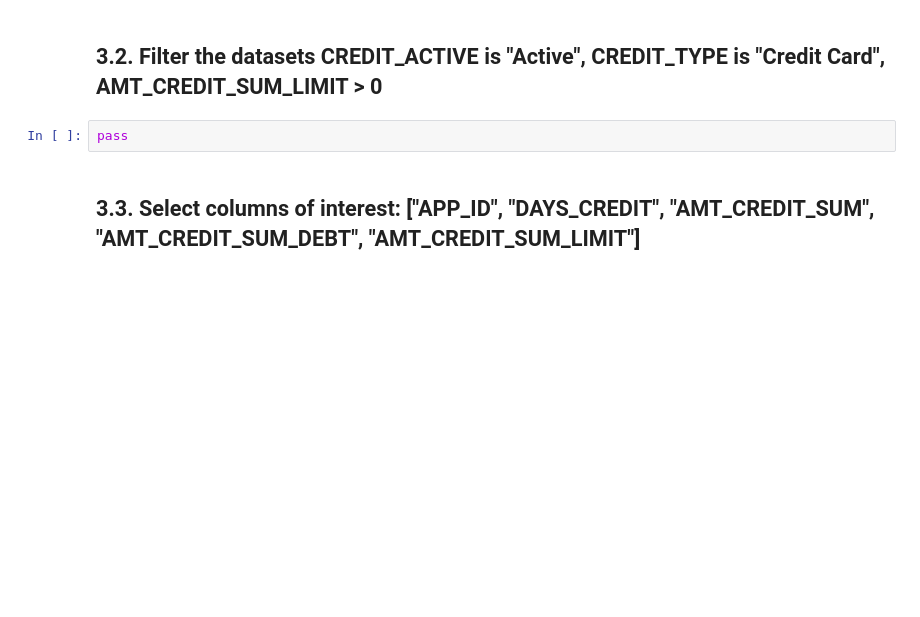
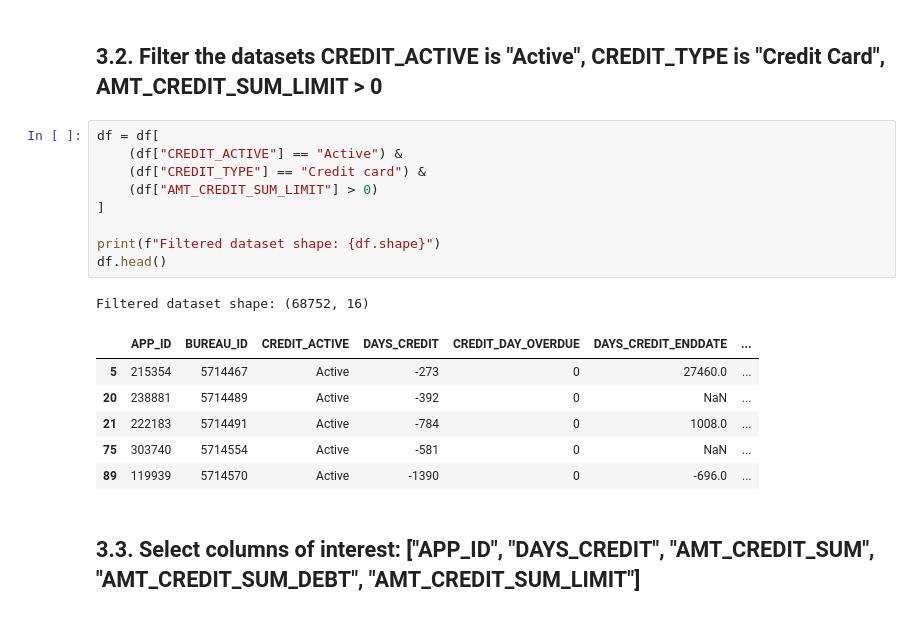
Before and after one commit to SOMNIVM/STA2546, a Jupyter notebook: Session 1/dataframe_exercises.ipynb, the cells around one changed output. Saved outputs shown, nothing was run; the diff lists cells and outputs as text; blank space fills up the shorter version.

```diff
--- a/Session 1/dataframe_exercises.ipynb
+++ b/Session 1/dataframe_exercises.ipynb
@@ -57,7 +59,22 @@ dtype: object
 # %% [markdown]
 ## 3.2. Filter the datasets CREDIT_ACTIVE is "Active", CREDIT_TYPE is "Credit Card", AMT_CREDIT_SUM_LIMIT > 0
 # %%
-pass
+df = df[
+    (df["CREDIT_ACTIVE"] == "Active") &
+    (df["CREDIT_TYPE"] == "Credit card") &
+    (df["AMT_CREDIT_SUM_LIMIT"] > 0)
+]
+
+print(f"Filtered dataset shape: {df.shape}")
+df.head()
+# %% [output]
+Filtered dataset shape: (68752, 16)
+|  | APP_ID | BUREAU_ID | CREDIT_ACTIVE | DAYS_CREDIT | CREDIT_DAY_OVERDUE | DAYS_CREDIT_ENDDATE | ... |
+| 5 | 215354 | 5714467 | Active | -273 | 0 | 27460.0 | ... |
+| 20 | 238881 | 5714489 | Active | -392 | 0 | NaN | ... |
+| 21 | 222183 | 5714491 | Active | -784 | 0 | 1008.0 | ... |
+| 75 | 303740 | 5714554 | Active | -581 | 0 | NaN | ... |
+| 89 | 119939 | 5714570 | Active | -1390 | 0 | -696.0 | ... |
 # %% [markdown]
 ## 3.3. Select columns of interest: ["APP_ID", "DAYS_CREDIT", "AMT_CREDIT_SUM", "AMT_CREDIT_SUM_DEBT", "AMT_CREDIT_SUM_LIMIT"]
 # %%
```
Also changed, not shown: parts of 10 cells of this notebook, 2 other files.
